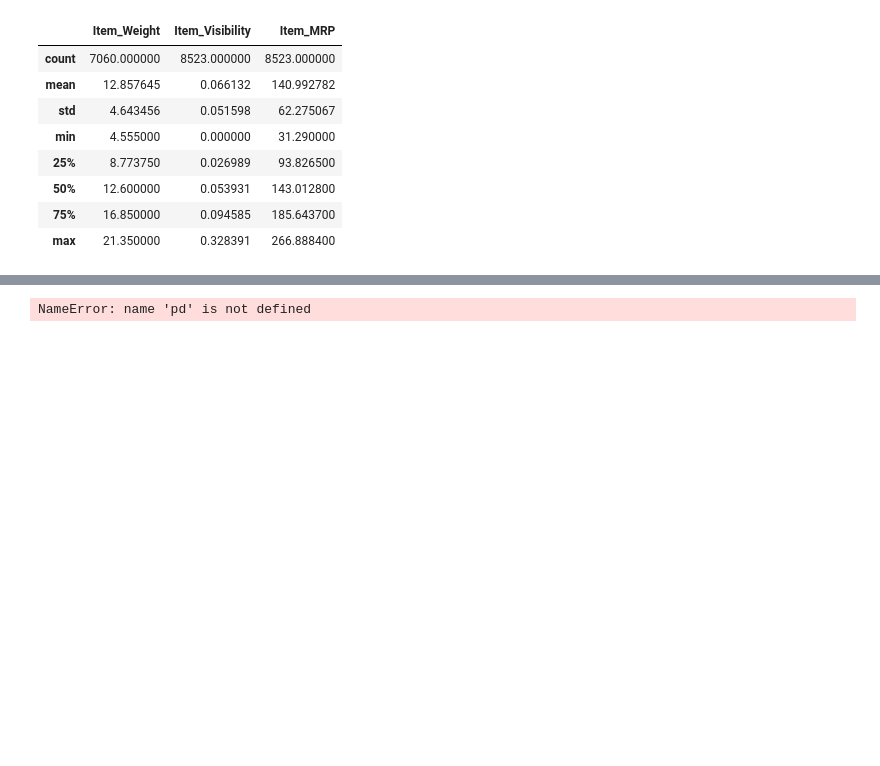
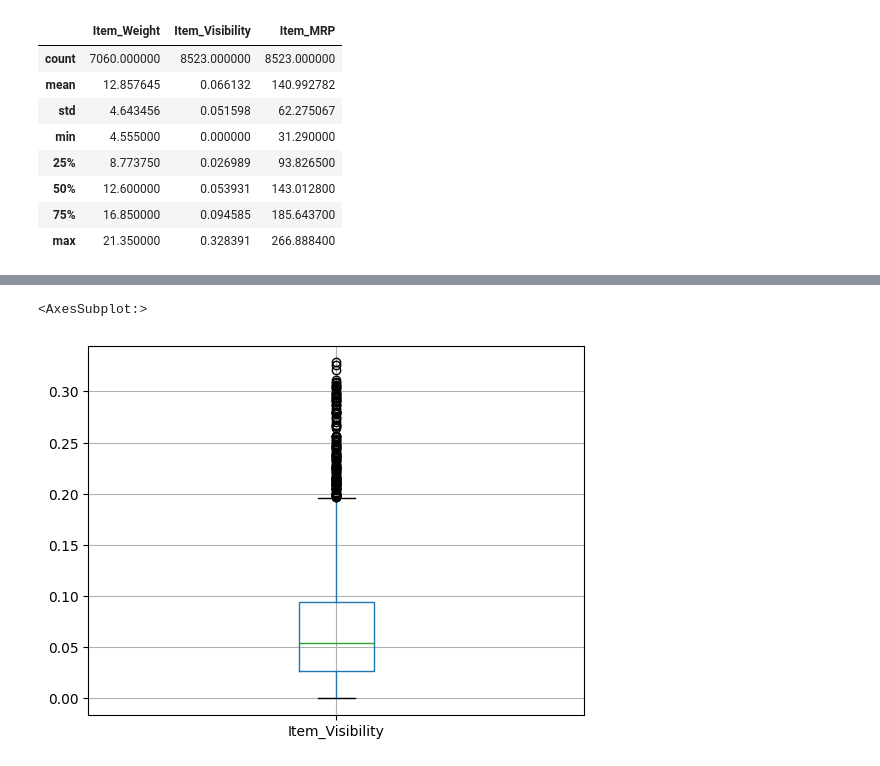
Before and after one commit to ashvinmanoj/DGVC, a Jupyter notebook: 17.Machine Learning -Data Preparation.ipynb, the cells around one changed output, grey strips where cells are left out. Saved outputs shown, nothing was run; the diff lists cells and outputs as text; code cells hidden in the pictures; blank space fills up the shorter version.

```diff
--- a/17.Machine Learning -Data Preparation.ipynb
+++ b/17.Machine Learning -Data Preparation.ipynb
@@ -361,5 +369,5 @@ sales_norm = norm.transform(sales)
-# %%
-sales_norm=pd.DataFrame(sales_norm,columns=['Item_Weight','Item_Visibility','Item_MRP'])
-sales_norm.describe()
-# %% [output]
-NameError: name 'pd' is not defined
+# %%
+sales.boxplot('Item_Visibility')
+# %% [output]
+<AxesSubplot:>
+[figure, added]
```
Also changed, not shown: parts of 11 cells of this notebook.
